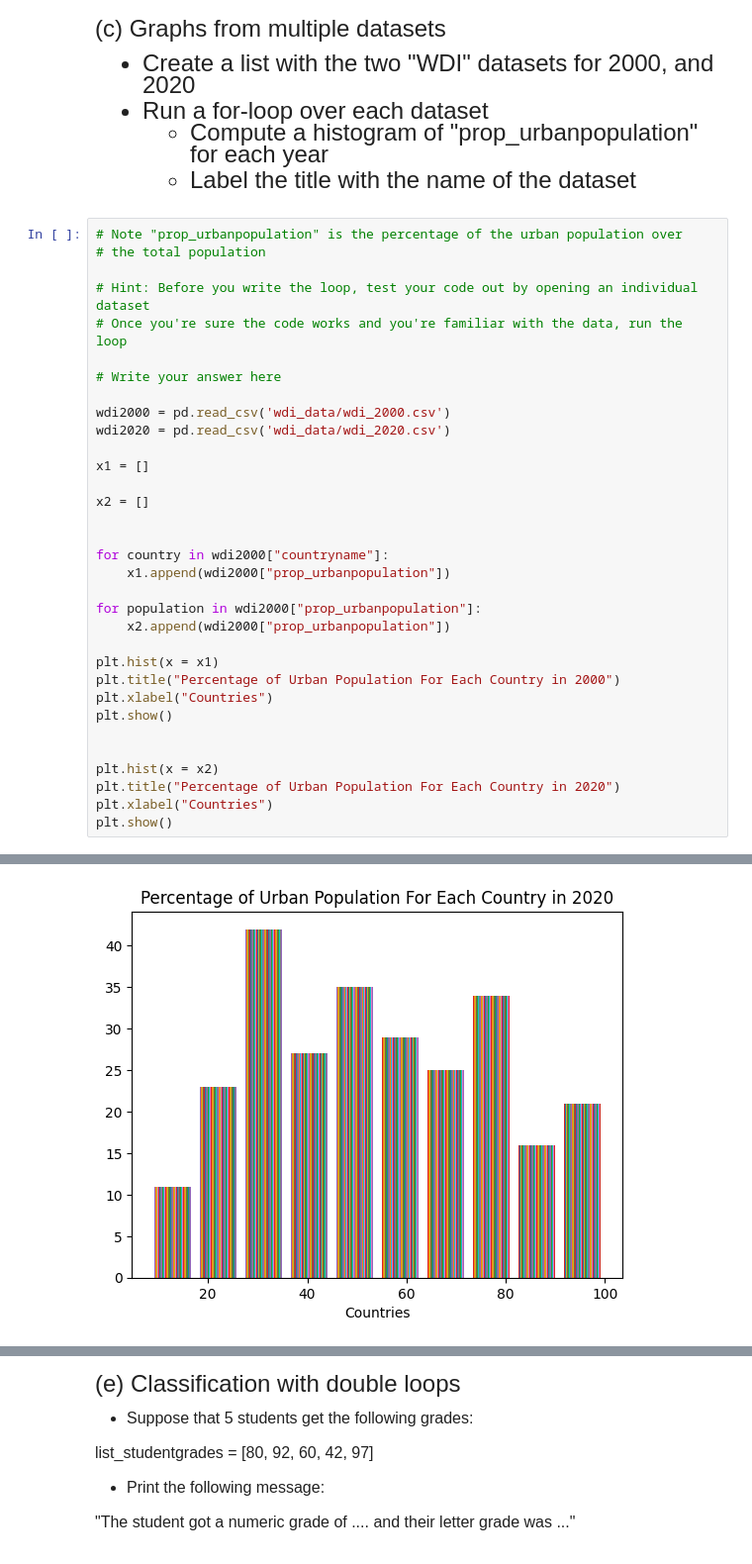
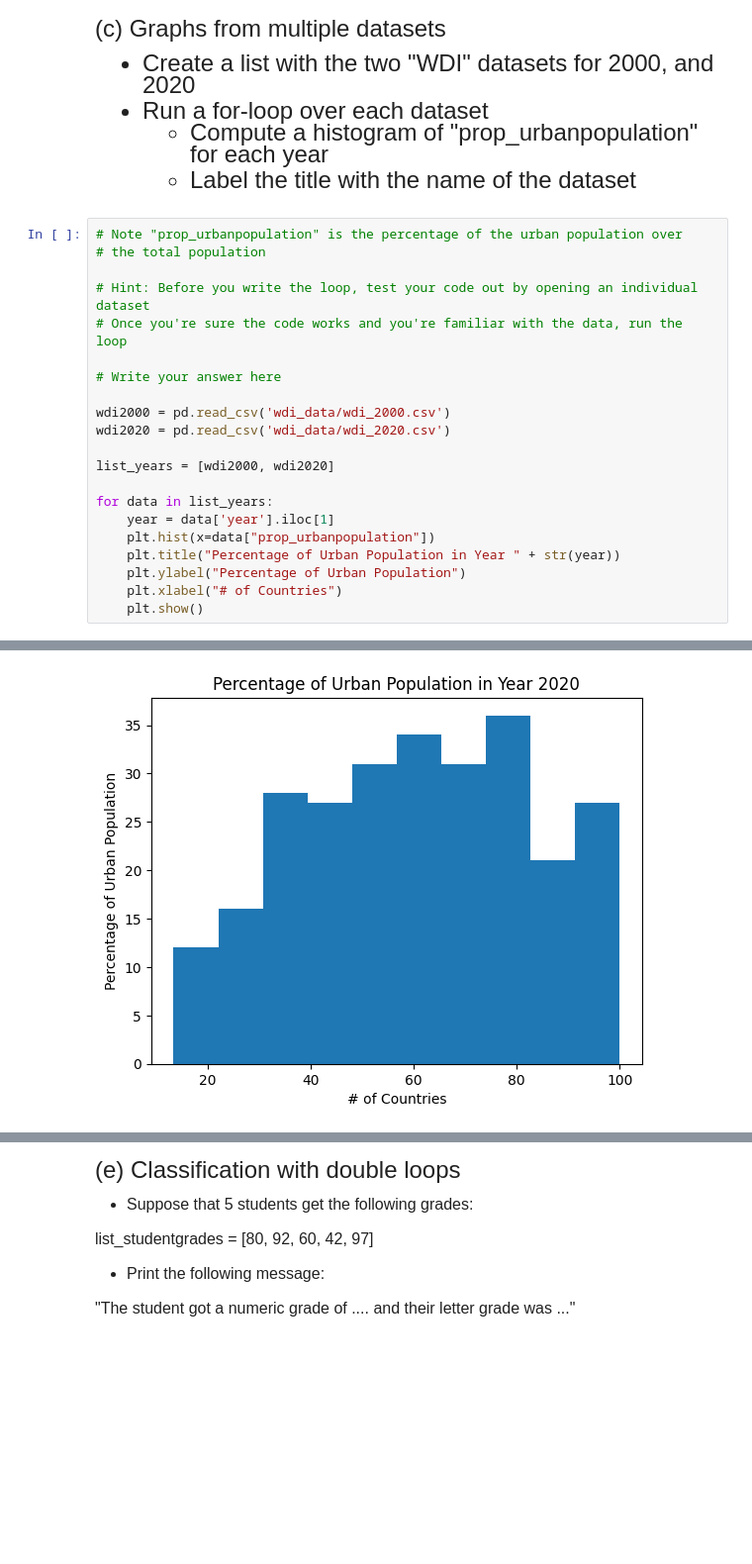
Before and after one commit to lilylwang/emoryqtm151-lily, a Jupyter notebook: Assignment 4/Assignment 4.ipynb, the cells around one changed output, grey strips where cells are left out. Shown at 99% size. Saved outputs shown, nothing was run; the diff lists cells and outputs as text; blank space fills up the shorter version.

```diff
--- a/Assignment 4/Assignment 4.ipynb
+++ b/Assignment 4/Assignment 4.ipynb
@@ -86,25 +86,13 @@ Number of eligble votors: 4
 wdi2000 = pd.read_csv('wdi_data/wdi_2000.csv')
 wdi2020 = pd.read_csv('wdi_data/wdi_2020.csv')
 
-x1 = []
+list_years = [wdi2000, wdi2020]
 
-x2 = []
-
-
-for country in wdi2000["countryname"]:
-    x1.append(wdi2000["prop_urbanpopulation"])
-
-for population in wdi2000["prop_urbanpopulation"]:
-    x2.append(wdi2000["prop_urbanpopulation"])
-
-plt.hist(x = x1)
-plt.title("Percentage of Urban Population For Each Country in 2000")
-plt.xlabel("Countries")
-plt.show()
-
-
-plt.hist(x = x2)
-plt.title("Percentage of Urban Population For Each Country in 2020")
-plt.xlabel("Countries")
-plt.show()
+for data in list_years:
+    year = data['year'].iloc[1]
+    plt.hist(x=data["prop_urbanpopulation"])
+    plt.title("Percentage of Urban Population in Year " + str(year))
+    plt.ylabel("Percentage of Urban Population")
+    plt.xlabel("# of Countries")
+    plt.show()
 # %% [output]
@@ -112,4 +100,4 @@ plt.show()
-[figure, old version]
+[figure, new version]
 # %% [markdown]
 <font size = "5">
 
```
Also changed, not shown: parts of 3 cells of this notebook, 3 other files.
